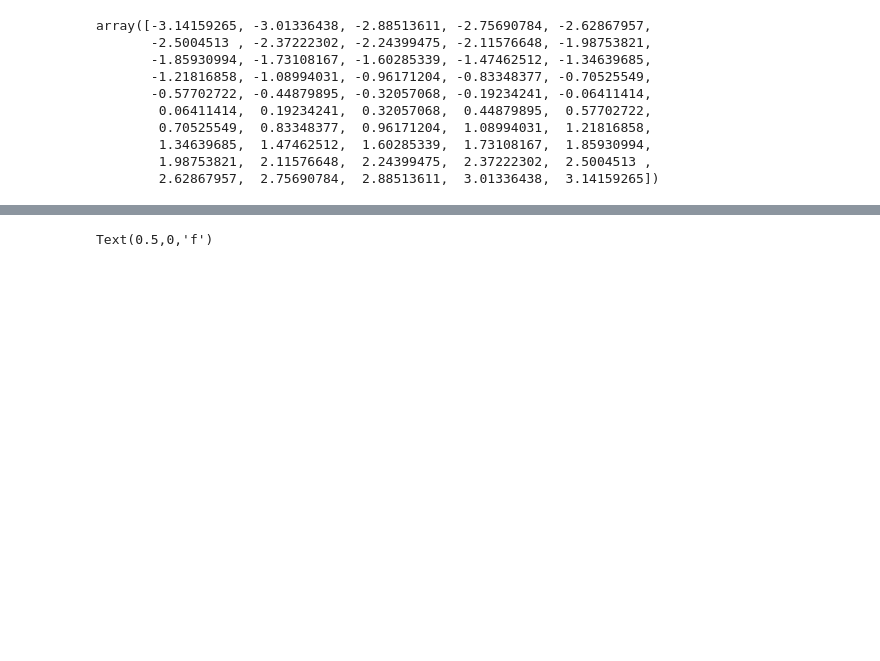
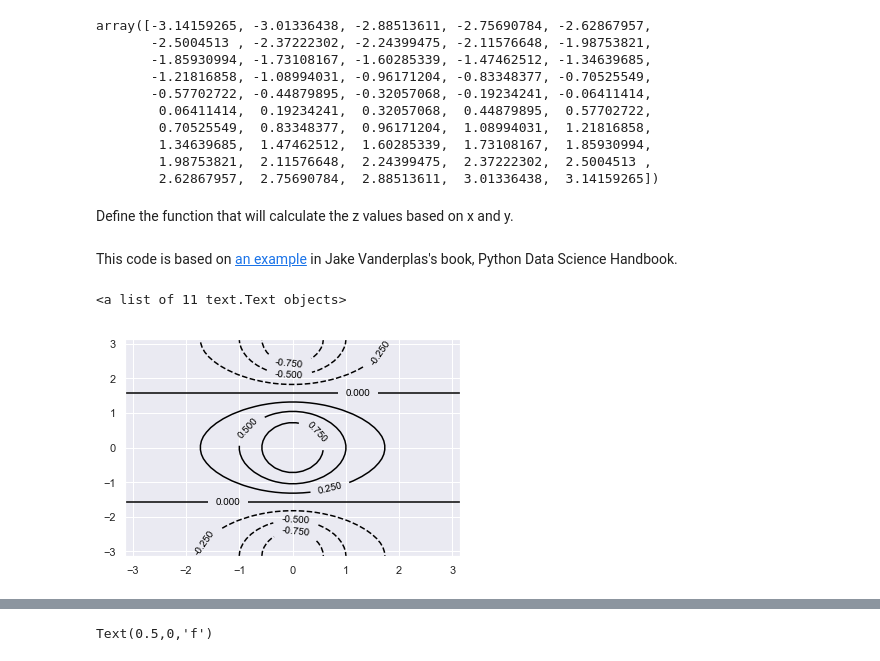
Before and after one commit to ericness/ISLR-python, a Jupyter notebook: Notebooks/Chapter 2 Lab.ipynb, the cells around one changed output, grey strips where cells are left out. Drawn from its saved outputs; the diff is of its cells as text; code cells hidden in the pictures; blank space fills up the shorter version.

Commit message:
Finished 2D black contour plots

```diff
--- a/Notebooks/Chapter 2 Lab.ipynb
+++ b/Notebooks/Chapter 2 Lab.ipynb
@@ -128,3 +128,19 @@ array([-3.14159265, -3.01336438, -2.88513611, -2.75690784, -2.62867957,
         1.34639685,  1.47462512,  1.60285339,  1.73108167,  1.85930994,
         1.98753821,  2.11576648,  2.24399475,  2.37222302,  2.5004513 ,
         2.62867957,  2.75690784,  2.88513611,  3.01336438,  3.14159265])
+# %% [markdown]
+Define the function that will calculate the z values based on x and y.
+# %%
+def f(x, y):
+    return np.cos(y) / (1 + np.square(x))
+# %% [markdown]
+This code is based on [an example](https://jakevdp.github.io/PythonDataScienceHandbook/04.04-density-and-contour-plots.html#Visualizing-a-Three-Dimensional-Function) in Jake Vanderplas's book, Python Data Science Handbook.
+# %%
+X, Y = np.meshgrid(x, y)
+Z = f(X, Y)
+
+contour_plot = plt.contour(X, Y, Z, colors='black')
+plt.clabel(contour_plot, inline=1, fontsize=10)
+# %% [output]
+<a list of 11 text.Text objects>
+[figure, added]
```
Also changed, not shown: parts of 1 cell of this notebook.
